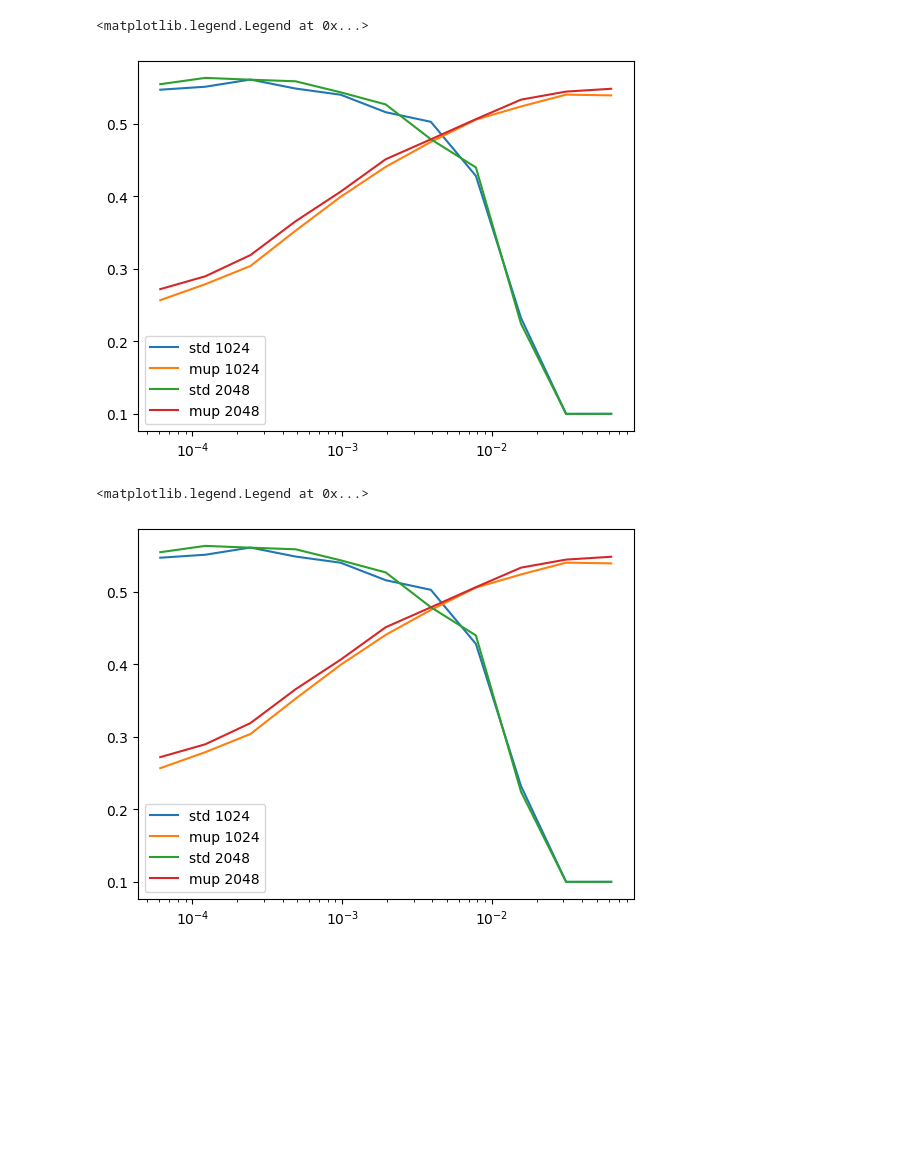
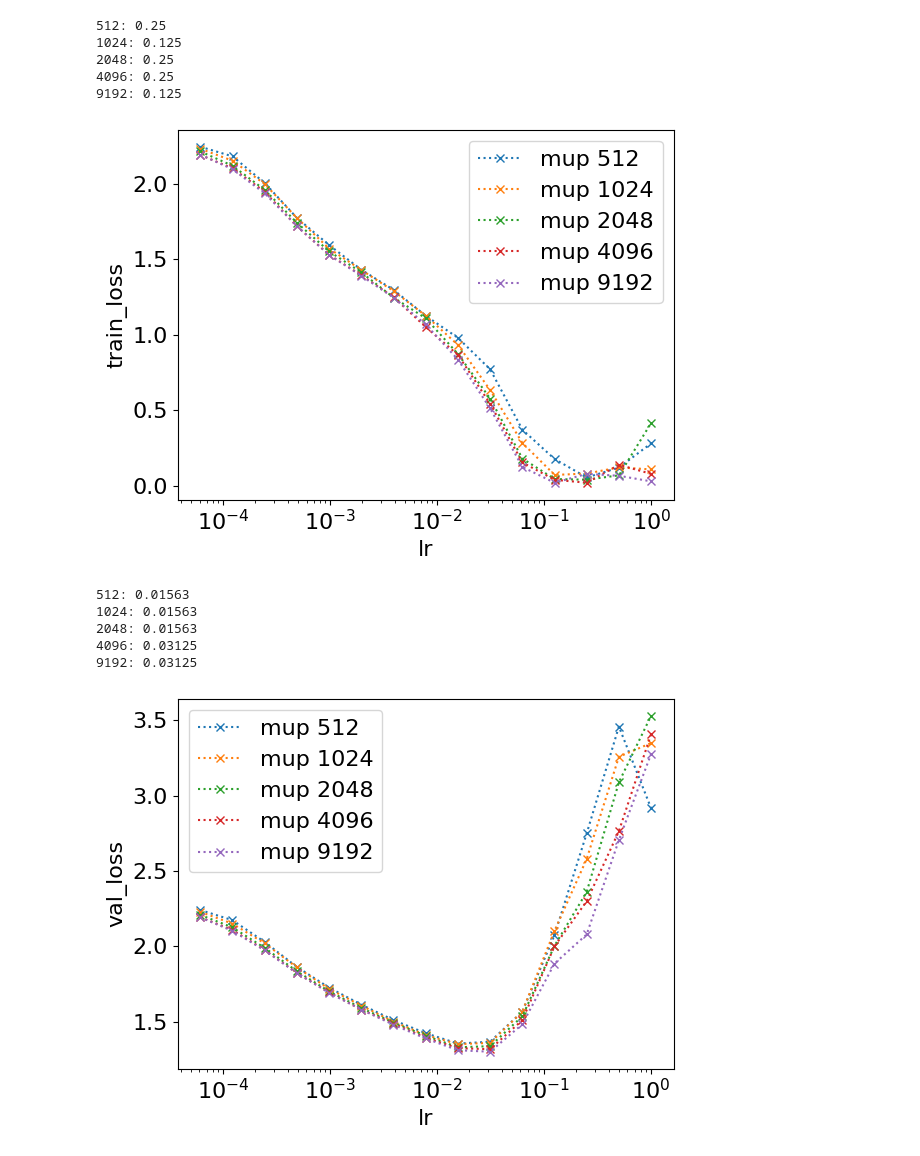
Before and after one commit to wendlerc/mup-mlp, a Jupyter notebook: visualisation.ipynb, the cells around one changed output. Saved outputs shown, nothing was run; the diff lists cells and outputs as text; code cells hidden in the pictures; blank space fills up the shorter version.

```diff
--- a/visualisation.ipynb
+++ b/visualisation.ipynb
@@ -22,4 +22,5 @@ Requirement already satisfied: six>=1.5 in /Users/wendler/.pyenv/versions/3.10.1
 import pandas as pd
 from matplotlib import pyplot as plt
 # %%
-df = pd.read_csv('adam_mup.csv')
+df = pd.read_csv('adam2_mup.csv')
+#df = pd.read_csv('sgd_mup.csv')
@@ -58,10 +27,21 @@ plt.legend()
 # %%
-df2 = df.groupby(['hidden_size', 'use_mup'])
-for name, group in df2:
-    # use log2 scale for x-axis
-    if name[1]:
-        label = f'mup {name[0]}'
-    else:
-        label = f'std {name[0]}'
-    plt.semilogx(group['lr'], group['val_loss'], label=label)
-plt.legend()
+def lr_curve(df, field, use_mup=None):
+    # increase plot font size
+    plt.rcParams.update({'font.size': 16})
+    df2 = df.groupby(['hidden_size', 'use_mup'])
+    for name, group in df2:
+        if name[1]:
+            if use_mup is not None and not use_mup:
+                continue
+            label = f'mup {name[0]}'
+        else:
+            if use_mup is not None and use_mup:
+                continue
+            label = f'std {name[0]}'
+        group = group.sort_values('lr')
+        print(f"{name[0]}: {group['lr'].iloc[group[field].argmin().item()]}")
+        plt.semilogx(group['lr'], group[field], label=label, marker='x', linestyle=':')
+    plt.xlabel('lr')
+    plt.ylabel(field)
+    plt.legend()
+    plt.show()
@@ -71,26 +48,17 @@ plt.legend()
-# %%
-df2 = df.groupby(['hidden_size', 'use_mup'])
-for name, group in df2:
-    # use log2 scale for x-axis
-    if name[1]:
-        label = f'mup {name[0]}'
-    else:
-        label = f'std {name[0]}'
-    plt.semilogx(group['lr'], group['test_acc'], label=label)
-plt.legend()
-# %% [output]
-<matplotlib.legend.Legend at 0x...>
-[figure, removed]
-# %%
-df2 = df.groupby(['hidden_size', 'use_mup'])
-for name, group in df2:
-    # use log2 scale for x-axis
-    if name[1]:
-        label = f'mup {name[0]}'
-    else:
-        label = f'std {name[0]}'
-    plt.semilogx(group['lr'], group['val_acc'], label=label)
-plt.legend()
-# %% [output]
-<matplotlib.legend.Legend at 0x...>
-[figure, removed]
+# %%
+lr_curve(df, 'train_loss', use_mup=True)
+lr_curve(df, 'val_loss', use_mup=True)
+lr_curve(df, 'val_acc', use_mup=True)
+# %% [output]
+512: 0.25
+1024: 0.125
+2048: 0.25
+4096: 0.25
+9192: 0.125
+[figure, added]
+512: 0.01563
+1024: 0.01563
+2048: 0.01563
+4096: 0.03125
+9192: 0.03125
+[figure, added]
```
Also changed, not shown: parts of 5 cells of this notebook, 2 other files.
